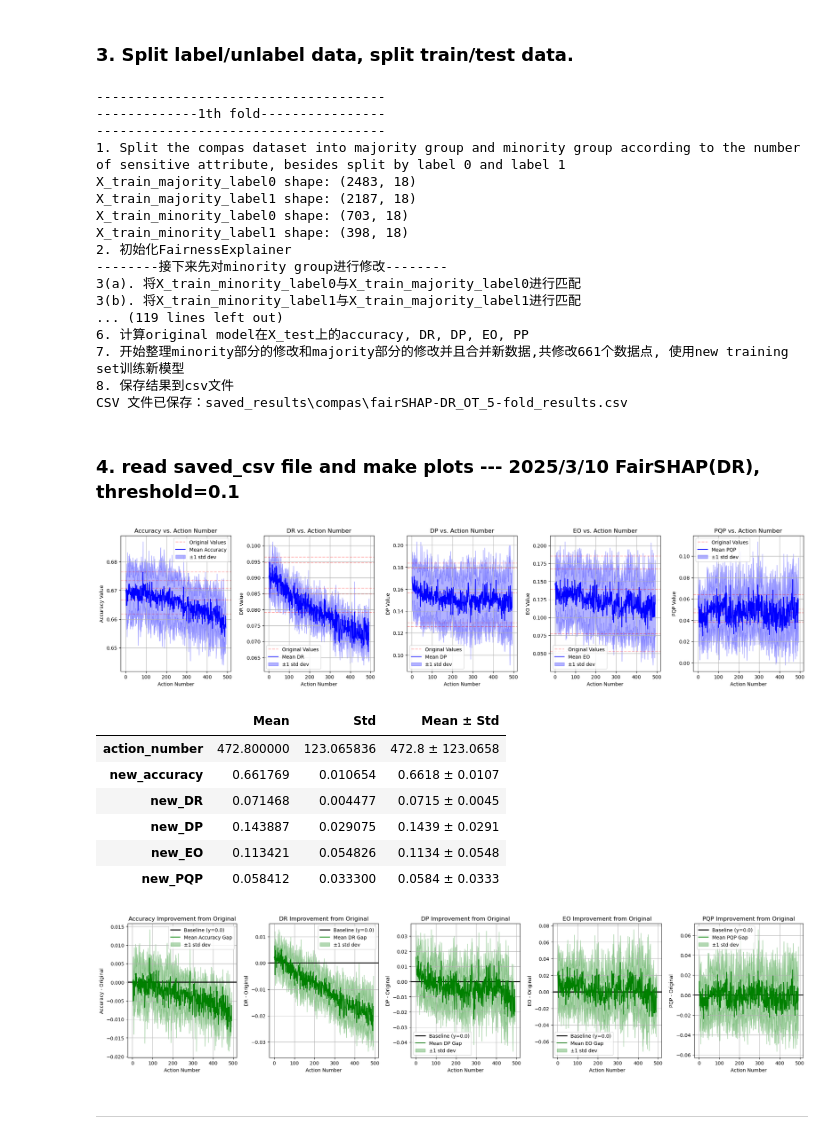
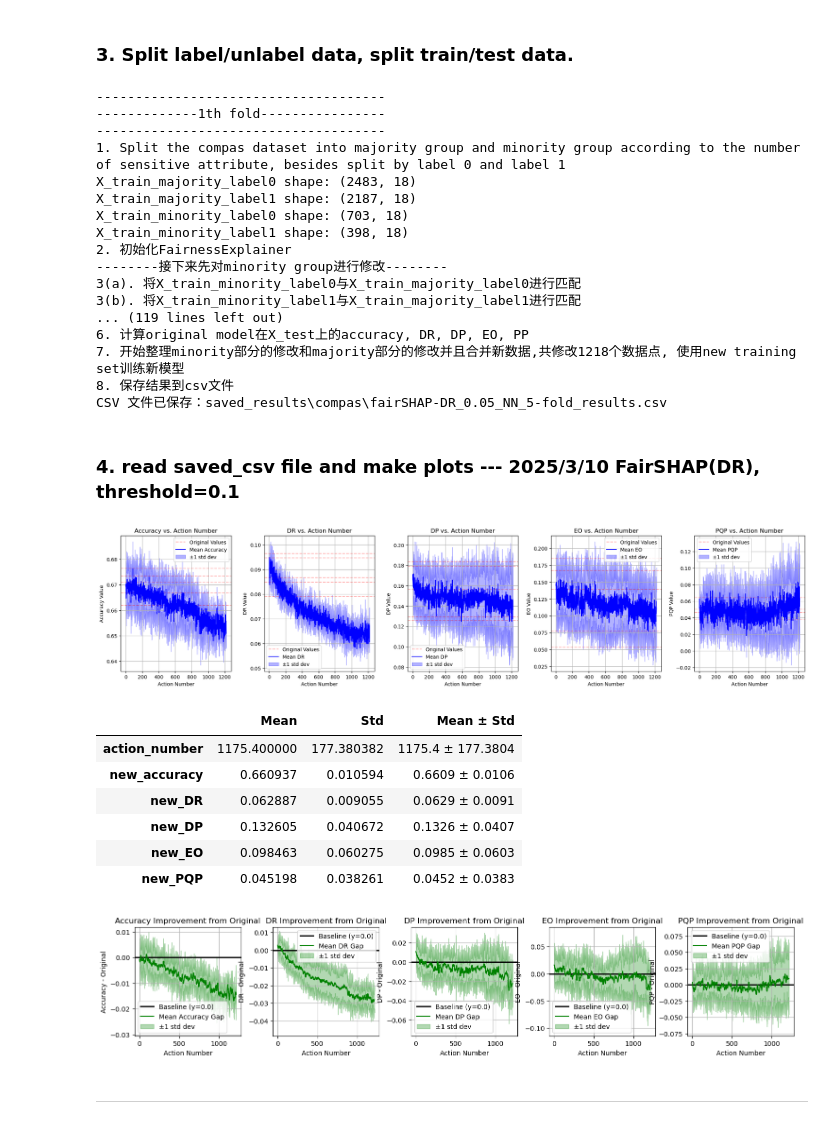
Before and after one commit to youlei202/FairSHAP, a Jupyter notebook: z_5fold_2compas.ipynb, the cells around one changed output. Saved outputs shown, nothing was run; the diff lists cells and outputs as text; code cells hidden in the pictures.

Commit message:
comparison with benchmark methods and 2 ablation study

```diff
--- a/z_5fold_2compas.ipynb
+++ b/z_5fold_2compas.ipynb
@@ -36,7 +36,7 @@ y = df['two_year_recid']
 # %%
 from src.evaluation.five_fold_cross_validation import evaluate_model
 model = XGBClassifier()
-evaluate_model(model=model, X_train=X, y_train=y, num_folds=5, dataset_name='compas', fairshap_base='DR',matching_method='OT')
+evaluate_model(model=model, X_train=X, y_train=y, num_folds=5, dataset_name='compas', fairshap_base='DR',matching_method='NN')
 # %% [output]
 -------------------------------------
 -------------1th fold----------------
@@ -52,9 +52,9 @@ X_train_minority_label1 shape: (398, 18)
 3(b). 将X_train_minority_label1与X_train_majority_label1进行匹配
 ... (119 lines left out)
 6. 计算original model在X_test上的accuracy, DR, DP, EO, PP
-7. 开始整理minority部分的修改和majority部分的修改并且合并新数据,共修改661个数据点, 使用new training set训练新模型
+7. 开始整理minority部分的修改和majority部分的修改并且合并新数据,共修改1218个数据点, 使用new training set训练新模型
 8. 保存结果到csv文件
-CSV 文件已保存：saved_results\compas\fairSHAP-DR_OT_5-fold_results.csv
+CSV 文件已保存：saved_results\compas\fairSHAP-DR_0.05_NN_5-fold_results.csv
 # %% [markdown]
 ### 4. read saved_csv file and make plots --- 2025/3/10 FairSHAP(DR), threshold=0.1
 # %%
@@ -73,11 +73,16 @@ def extract_original_values(fold):
     # original_sufficiency = fold.loc[0, 'new_sufficiency']
     return original_accuracy, original_DR, original_DP, original_EO, original_PQP
 
-fold1 = pd.read_csv('saved_results/compas/fairSHAP-DR_1-fold_results.csv')
-fold2 = pd.read_csv('saved_results/compas/fairSHAP-DR_2-fold_results.csv')
-fold3 = pd.read_csv('saved_results/compas/fairSHAP-DR_3-fold_results.csv')
-fold4 = pd.read_csv('saved_results/compas/fairSHAP-DR_4-fold_results.csv')
-fold5 = pd.read_csv('saved_results/compas/fairSHAP-DR_5-fold_results.csv')
+# fold1 = pd.read_csv('saved_results/compas/fairSHAP-DR_1-fold_results.csv')
+# fold2 = pd.read_csv('saved_results/compas/fairSHAP-DR_2-fold_results.csv')
+# fold3 = pd.read_csv('saved_results/compas/fairSHAP-DR_3-fold_results.csv')
+# fold4 = pd.read_csv('saved_results/compas/fairSHAP-DR_4-fold_results.csv')
+# fold5 = pd.read_csv('saved_results/compas/fairSHAP-DR_5-fold_results.csv')
+fold1 = pd.read_csv('saved_results/compas/fairSHAP-DR_0.05_NN_1-fold_results.csv')
+fold2 = pd.read_csv('saved_results/compas/fairSHAP-DR_0.05_NN_2-fold_results.csv')
+fold3 = pd.read_csv('saved_results/compas/fairSHAP-DR_0.05_NN_3-fold_results.csv')
+fold4 = pd.read_csv('saved_results/compas/fairSHAP-DR_0.05_NN_4-fold_results.csv')
+fold5 = pd.read_csv('saved_results/compas/fairSHAP-DR_0.05_NN_5-fold_results.csv')
 # fold1 = pd.read_csv('saved_results/compas/fairSHAP-DR_OT_1-fold_results.csv')
 # fold2 = pd.read_csv('saved_results/compas/fairSHAP-DR_OT_2-fold_results.csv')
 # fold3 = pd.read_csv('saved_results/compas/fairSHAP-DR_OT_3-fold_results.csv')
@@ -122,7 +127,7 @@ plot_results(
     red_alpha=0.3  # 红线透明度
 )
 # %% [output]
-[figure, old version]
+[figure, new version]
 # %%
 fold_last_rows = [
     fold1.iloc[-1],
@@ -148,31 +153,33 @@ result_df = pd.DataFrame({
 result_df
 # %% [output]
 |  | Mean | Std | Mean ± Std |
-| action_number | 472.800000 | 123.065836 | 472.8 ± 123.0658 |
-| new_accuracy | 0.661769 | 0.010654 | 0.6618 ± 0.0107 |
-| new_DR | 0.071468 | 0.004477 | 0.0715 ± 0.0045 |
-| new_DP | 0.143887 | 0.029075 | 0.1439 ± 0.0291 |
-| new_EO | 0.113421 | 0.054826 | 0.1134 ± 0.0548 |
-| new_PQP | 0.058412 | 0.033300 | 0.0584 ± 0.0333 |
+| action_number | 1175.400000 | 177.380382 | 1175.4 ± 177.3804 |
+| new_accuracy | 0.660937 | 0.010594 | 0.6609 ± 0.0106 |
+| new_DR | 0.062887 | 0.009055 | 0.0629 ± 0.0091 |
+| new_DP | 0.132605 | 0.040672 | 0.1326 ± 0.0407 |
+| new_EO | 0.098463 | 0.060275 | 0.0985 ± 0.0603 |
+| new_PQP | 0.045198 | 0.038261 | 0.0452 ± 0.0383 |
 # %%
 from src.visualization.visualization1 import plot_fairness_improvement
 
 plot_fairness_improvement(
     folds=folds,
     original_accuracy=original_accuracy,
     original_DR=original_drs,
     original_DP=original_dps,
     original_EO=original_eos,
     original_PQP=original_pqps,
     stop_when_no_data=3,  # 当有 3 个 fold 无数据时停止
     min_action=1,
     baseline=0.0,
-    figsize=None,
+    figsize=(18,3),
     fill_alpha=0.3,
-    fill_color='g'
+    fill_color='g',
+    smooth_window=20,
+    smooth_polyorder=2,
 )
 # %% [output]
-[figure, old version]
+[figure, new version]
 # %% [markdown]
 --------------
 # %% [markdown]
```
Also changed, not shown: 24 other files.
